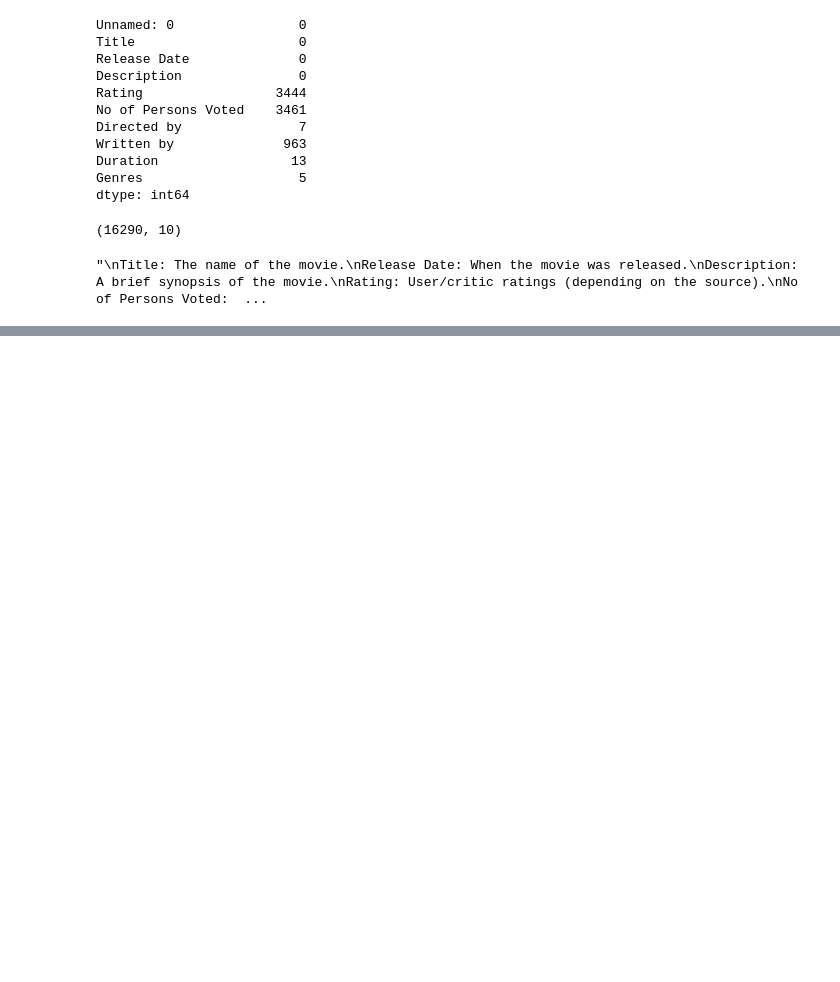
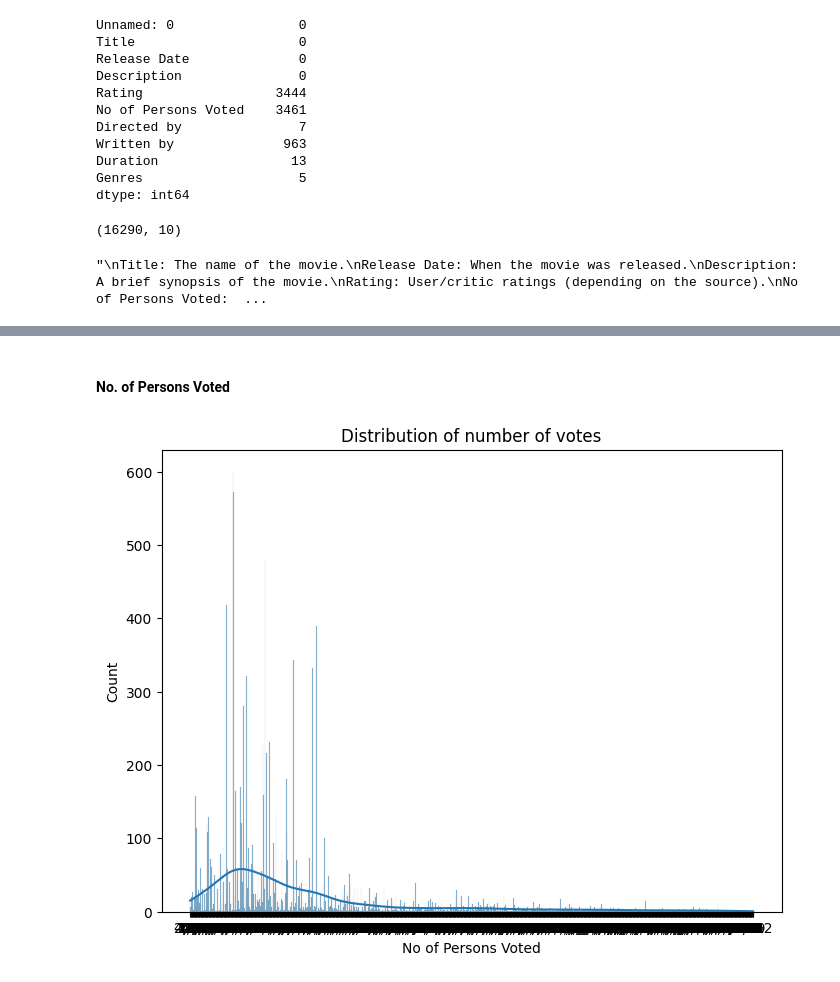
Before and after one commit to pain459/LP, a Jupyter notebook: projects/data_analysis_projects/16000_movie_data/workbook2.ipynb, the cells around one changed output, grey strips where cells are left out. Saved outputs shown, nothing was run; the diff lists cells and outputs as text; code cells hidden in the pictures; blank space fills up the shorter version.

```diff
--- a/projects/data_analysis_projects/16000_movie_data/workbook2.ipynb
+++ b/projects/data_analysis_projects/16000_movie_data/workbook2.ipynb
@@ -79,0 +113,12 @@ df.drop(columns=['Unnamed: 0'], inplace=True)
+# %% [markdown]
+#### No. of Persons Voted
+# %%
+# Distribution of number of persons voted
+plt.figure(figsize=(8, 6))
+my_plot = sns.histplot(df['No of Persons Voted'], bins=30, kde=True)
+plt.title("Distribution of number of votes")
+# rotate the x ticks
+# plt.xticks(rotation=90)
+plt.show()
+# %% [output]
+[figure, added]
```
Also changed, not shown: parts of 6 cells of this notebook.
